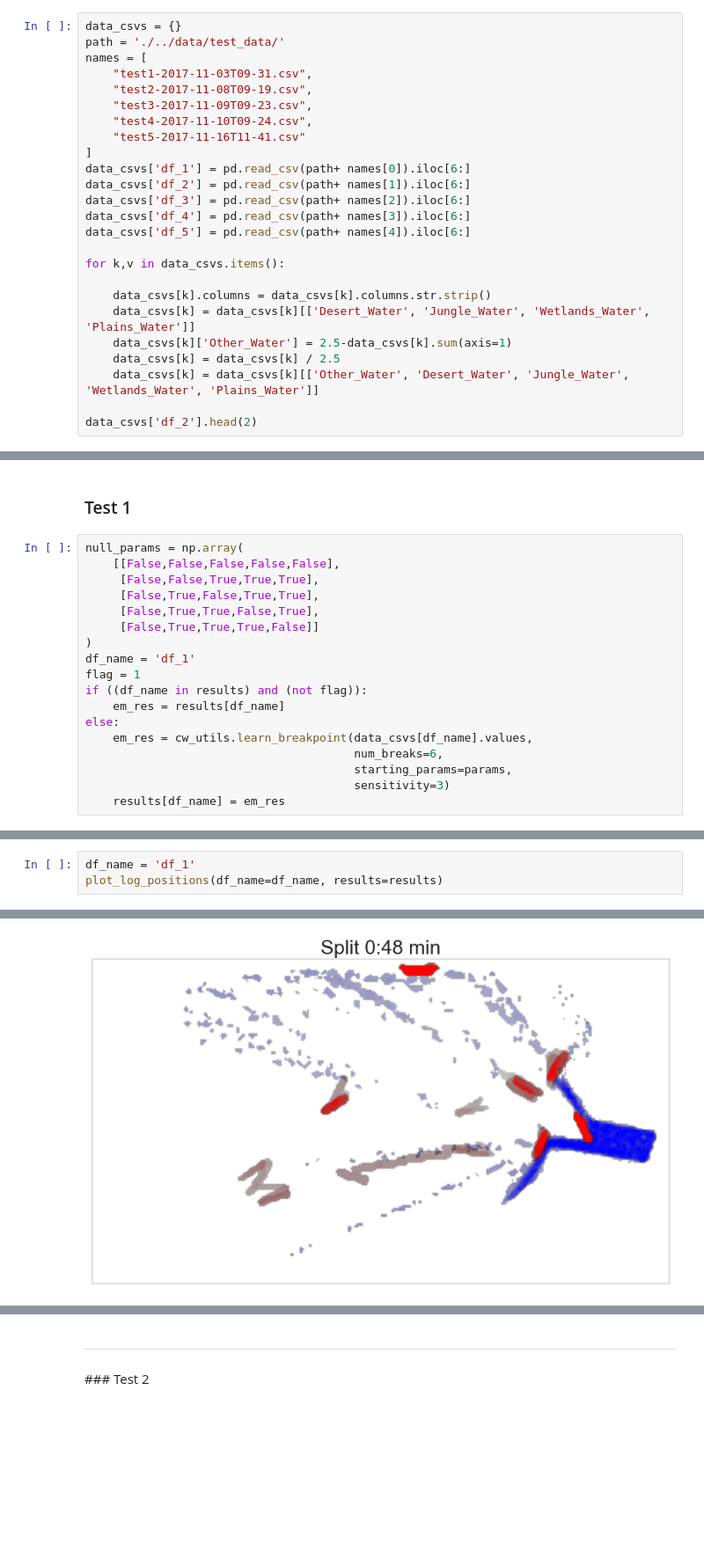
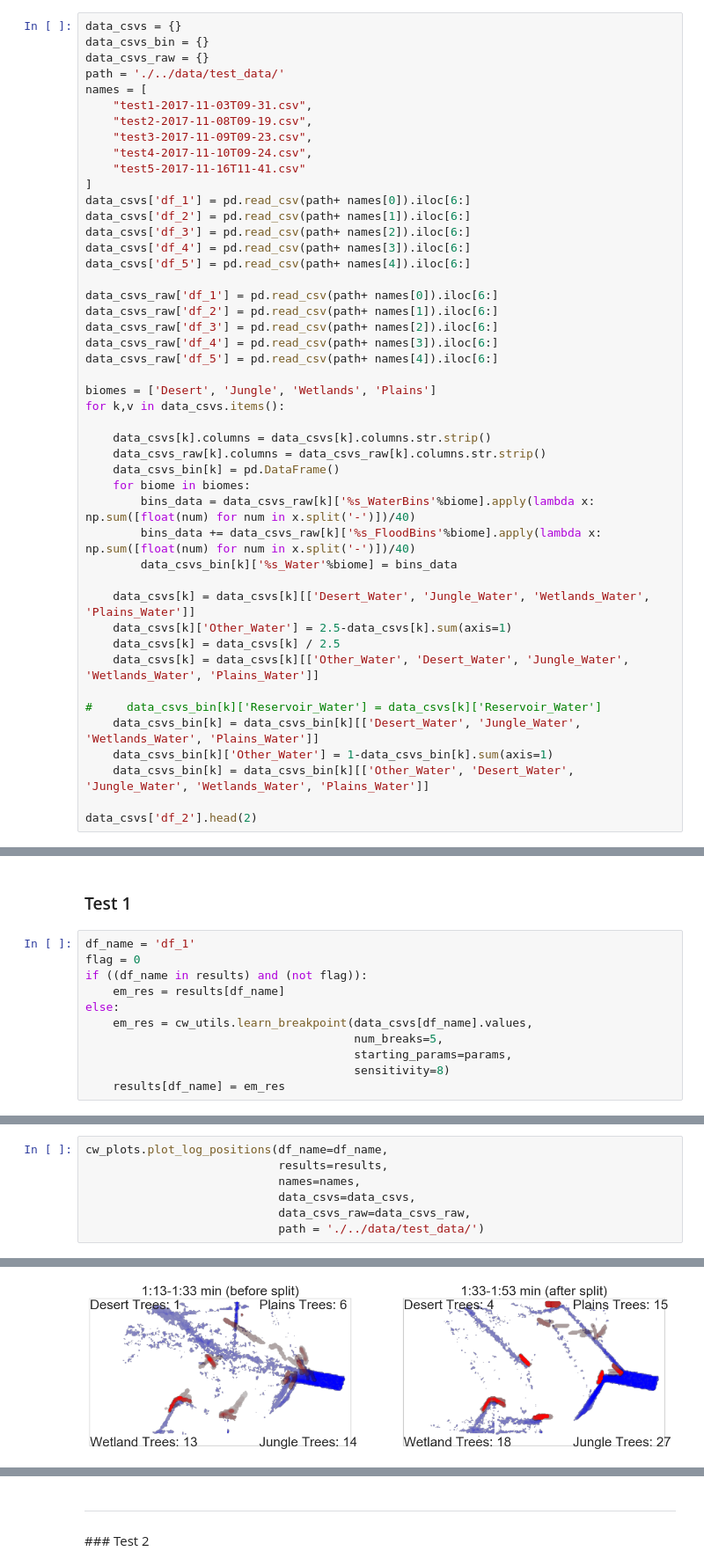
Before and after one commit to NickHoernle/Essil, a Jupyter notebook: baseline_model/switching_state_space_exploration_21-11.ipynb, the cells around one changed output, grey strips where cells are left out. Shown at 88% size. Drawn from its saved outputs; the diff is of its cells as text; blank space fills up the shorter version.

```diff
--- a/baseline_model/switching_state_space_exploration_21-11.ipynb
+++ b/baseline_model/switching_state_space_exploration_21-11.ipynb
@@ -38,5 +40,7 @@ plt.plot(stats.beta(5,2).pdf(ts))
 # %%
 data_csvs = {}
+data_csvs_bin = {}
+data_csvs_raw = {}
 path = './../data/test_data/'
 names = [
     "test1-2017-11-03T09-31.csv",
@@ -51,14 +55,33 @@ data_csvs['df_3'] = pd.read_csv(path+ names[2]).iloc[6:]
 data_csvs['df_4'] = pd.read_csv(path+ names[3]).iloc[6:]
 data_csvs['df_5'] = pd.read_csv(path+ names[4]).iloc[6:]
 
+data_csvs_raw['df_1'] = pd.read_csv(path+ names[0]).iloc[6:]
+data_csvs_raw['df_2'] = pd.read_csv(path+ names[1]).iloc[6:]
+data_csvs_raw['df_3'] = pd.read_csv(path+ names[2]).iloc[6:]
+data_csvs_raw['df_4'] = pd.read_csv(path+ names[3]).iloc[6:]
+data_csvs_raw['df_5'] = pd.read_csv(path+ names[4]).iloc[6:]
+
+biomes = ['Desert', 'Jungle', 'Wetlands', 'Plains']
 for k,v in data_csvs.items():
 
     data_csvs[k].columns = data_csvs[k].columns.str.strip()
+    data_csvs_raw[k].columns = data_csvs_raw[k].columns.str.strip()
+    data_csvs_bin[k] = pd.DataFrame()
+    for biome in biomes:
+        bins_data = data_csvs_raw[k]['%s_WaterBins'%biome].apply(lambda x: np.sum([float(num) for num in x.split('-')])/40)
+        bins_data += data_csvs_raw[k]['%s_FloodBins'%biome].apply(lambda x: np.sum([float(num) for num in x.split('-')])/40)
+        data_csvs_bin[k]['%s_Water'%biome] = bins_data
+
     data_csvs[k] = data_csvs[k][['Desert_Water', 'Jungle_Water', 'Wetlands_Water', 'Plains_Water']]
     data_csvs[k]['Other_Water'] = 2.5-data_csvs[k].sum(axis=1)
     data_csvs[k] = data_csvs[k] / 2.5
     data_csvs[k] = data_csvs[k][['Other_Water', 'Desert_Water', 'Jungle_Water', 'Wetlands_Water', 'Plains_Water']]
 
+#     data_csvs_bin[k]['Reservoir_Water'] = data_csvs[k]['Reservoir_Water']
+    data_csvs_bin[k] = data_csvs_bin[k][['Desert_Water', 'Jungle_Water', 'Wetlands_Water', 'Plains_Water']]
+    data_csvs_bin[k]['Other_Water'] = 1-data_csvs_bin[k].sum(axis=1)
+    data_csvs_bin[k] = data_csvs_bin[k][['Other_Water', 'Desert_Water', 'Jungle_Water', 'Wetlands_Water', 'Plains_Water']]
+
 data_csvs['df_2'].head(2)
 # %% [output]
 A value is trying to be set on a copy of a slice from a DataFrame.
@@ -315,20 +122,13 @@ params = {"mu0": mu0,
 # %% [markdown]
 ### Test 1
 # %%
-null_params = np.array(
-    [[False,False,False,False,False],
-     [False,False,True,True,True],
-     [False,True,False,True,True],
-     [False,True,True,False,True],
-     [False,True,True,True,False]]
-)
 df_name = 'df_1'
-flag = 1
+flag = 0
 if ((df_name in results) and (not flag)):
     em_res = results[df_name]
 else:
     em_res = cw_utils.learn_breakpoint(data_csvs[df_name].values,
-                                       num_breaks=6,
+                                       num_breaks=5,
                                        starting_params=params,
-                                       sensitivity=3)
+                                       sensitivity=8)
     results[df_name] = em_res
@@ -355,4 +145,8 @@ plt.show()
 # %%
-df_name = 'df_1'
-plot_log_positions(df_name=df_name, results=results)
+cw_plots.plot_log_positions(df_name=df_name,
+                            results=results,
+                            names=names,
+                            data_csvs=data_csvs,
+                            data_csvs_raw=data_csvs_raw,
+                            path = './../data/test_data/')
 # %% [output]
@@ -363 +161 @@ Logs leading into Split
-[figure, old version]
+[figure, new version]
```
Also changed, not shown: parts of 37 cells of this notebook.
